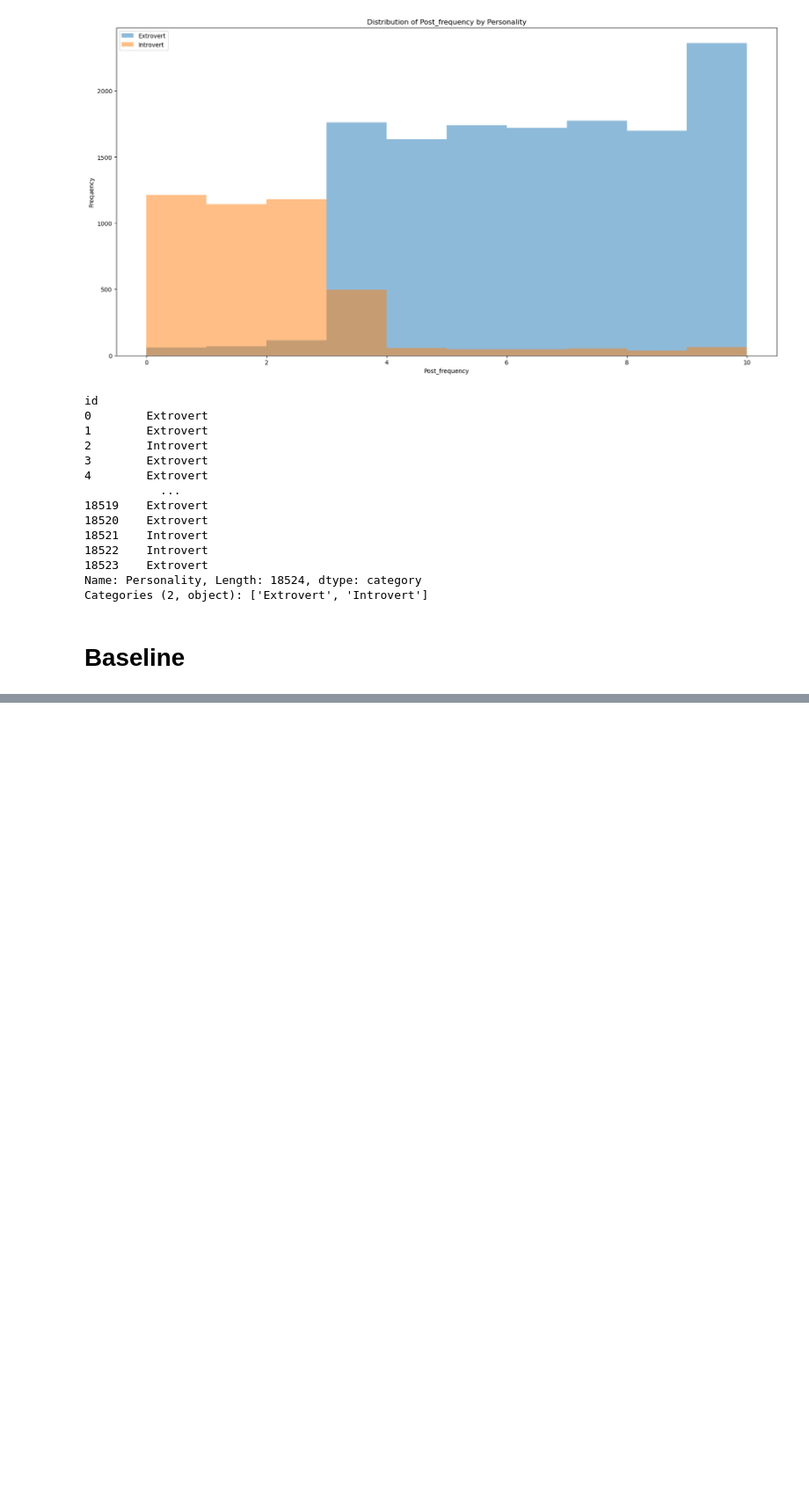
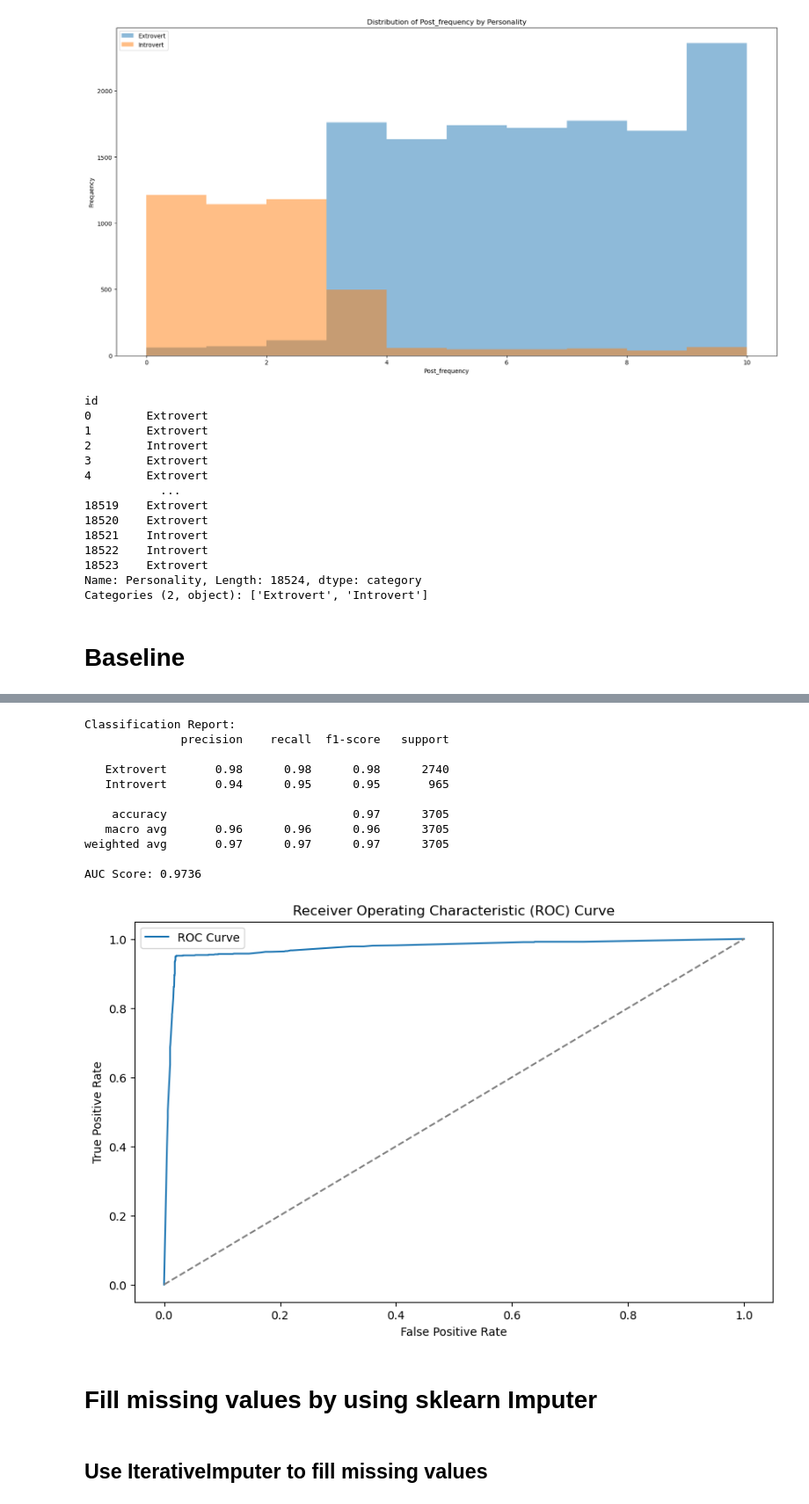
Before and after one commit to niits/experiments, a Jupyter notebook: kaggle/playground-series-s5e7/main.ipynb, the cells around one changed output, grey strips where cells are left out. Shown at 88% size. Cells and saved outputs as stored; diff of their text form; code cells hidden in the pictures; blank space fills up the shorter version.

Commit message:
feat: create optuna tunning, add imputers

```diff
--- a/kaggle/playground-series-s5e7/main.ipynb
+++ b/kaggle/playground-series-s5e7/main.ipynb
@@ -201,0 +292,22 @@ Successfully submitted to Predict the Introverts from the Extroverts
+# %%
+study_with_default_data = optuna.create_study(
+    study_name="Predict the Introverts from the Extroverts",
+    direction="maximize",
+    storage="sqlite:///optuna_study_with_default_data.db",
+    load_if_exists=True,
+    sampler=optuna.samplers.TPESampler(seed=42, warn_independent_sampling=False),
+    pruner= optuna.pruners.MedianPruner(
+        n_startup_trials=10,
+        n_warmup_steps=5,
+        interval_steps=1,
+        n_min_trials=5,
+    ),
+)
+
+objective_with_default_data = partial(
+    objective,
+    X_train=X_train,
+    y_train_encoded=y_train_encoded,
+)
+
+study_with_default_data.optimize(objective_with_default_data, n_trials=200)
@@ -201,0 +332,13 @@ Successfully submitted to Predict the Introverts from the Extroverts
+# %%
+model = xgb.train(
+    params=study_with_default_data.best_params
+    | {
+        "objective": "binary:logistic",
+        "eval_metric": "logloss",
+        "seed": 42,
+    },
+    dtrain=d_train,
+    num_boost_round=100,
+    evals=[(d_train, "train")],
+    early_stopping_rounds=10,
+)
@@ -201,0 +363,15 @@ Successfully submitted to Predict the Introverts from the Extroverts
+# %%
+evaluate_model(model, d_val, y_val_encoded)
+# %% [output]
+Classification Report:
+              precision    recall  f1-score   support
+
+   Extrovert       0.98      0.98      0.98      2740
+   Introvert       0.94      0.95      0.95       965
+
+    accuracy                           0.97      3705
+   macro avg       0.96      0.96      0.96      3705
+weighted avg       0.97      0.97      0.97      3705
+
+AUC Score: 0.9736
+[figure, added]
@@ -201,0 +388,2 @@ Successfully submitted to Predict the Introverts from the Extroverts
+# %% [markdown]
+# Fill missing values by using sklearn Imputer
@@ -201,0 +405,2 @@ Successfully submitted to Predict the Introverts from the Extroverts
+# %% [markdown]
+## Use IterativeImputer to fill missing values
```
Also changed, not shown: parts of 34 cells of this notebook, 1 other file.
